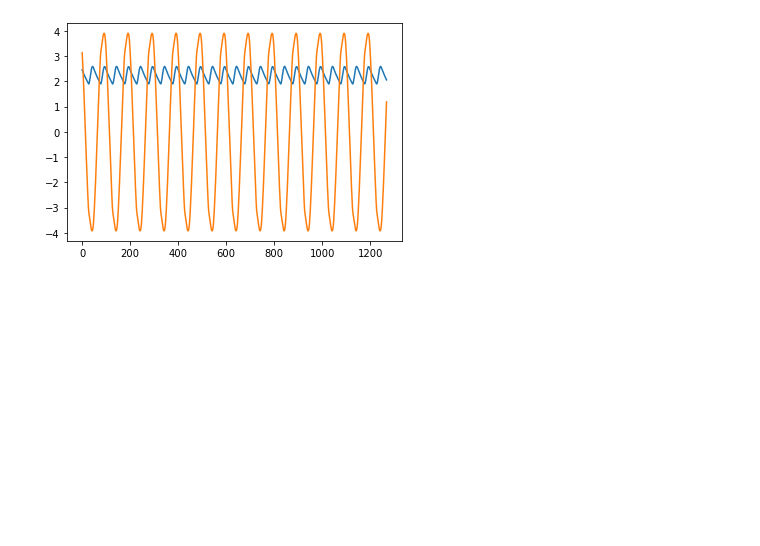
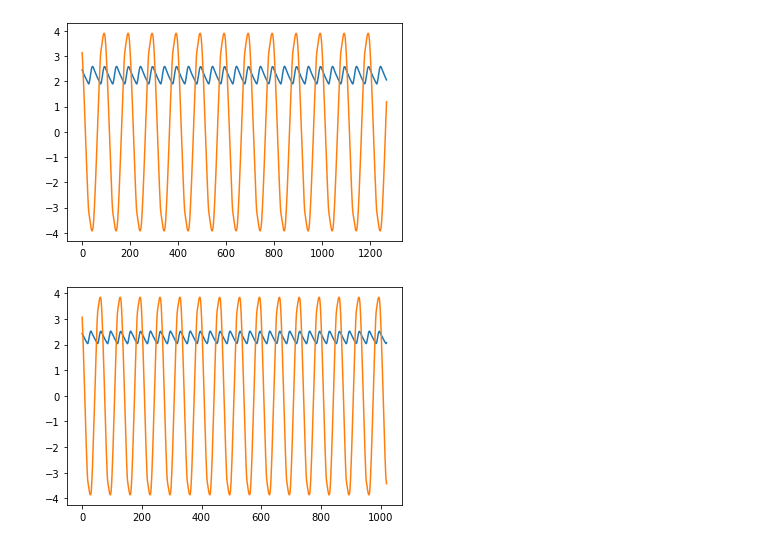
Before and after one commit to Ablake87/Testing, a Jupyter notebook: Lab Reports/Lab 5/Data/Plots.ipynb, the cells around one changed output. Cells and saved outputs as stored; diff of their text form; code cells hidden in the pictures; blank space fills up the shorter version.

Commit message:
generated all four data plots raw

```diff
--- a/Lab Reports/Lab 5/Data/Plots.ipynb
+++ b/Lab Reports/Lab 5/Data/Plots.ipynb
@@ -11,3 +11,11 @@ plt.plot(lvm[1] ['data']);
 plt.plot(lvm[2] ['data']);
 # %% [output]
 [figure]
+# %%
+filename2 = 'Lab_5_15.lvm'
+lvm = lvm_read.read(filename2, read_from_pickle=False)
+
+plt.plot(lvm[1] ['data']);
+plt.plot(lvm[2] ['data']);
+# %% [output]
+[figure, added]
```
Also changed, not shown: parts of 3 cells of this notebook, 3 other files.
